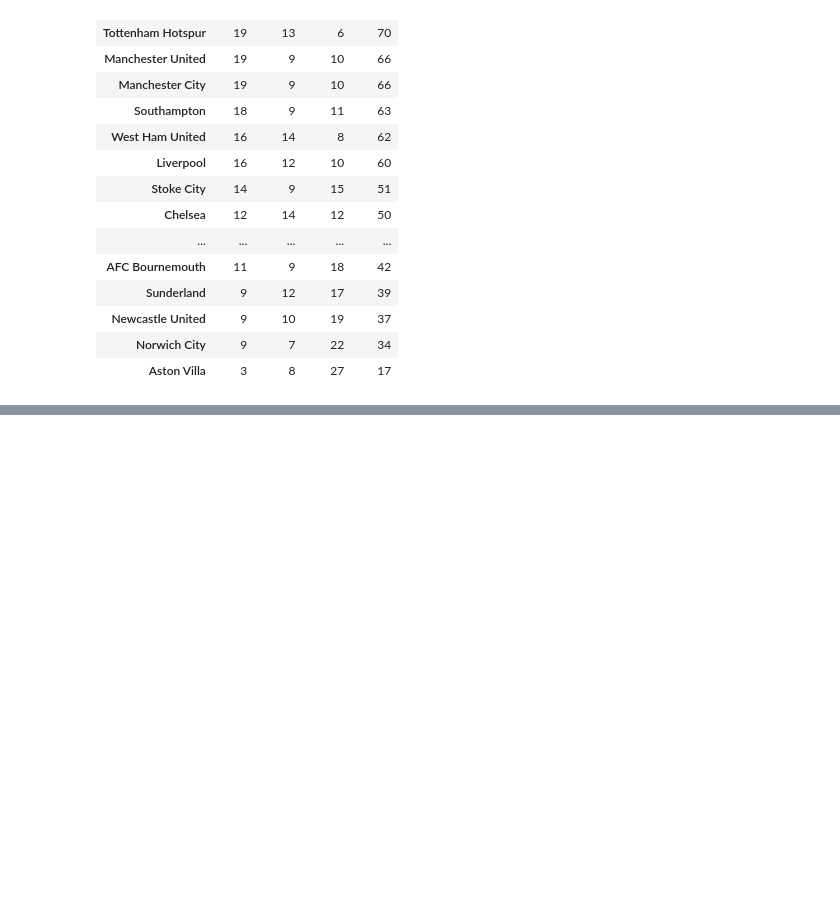
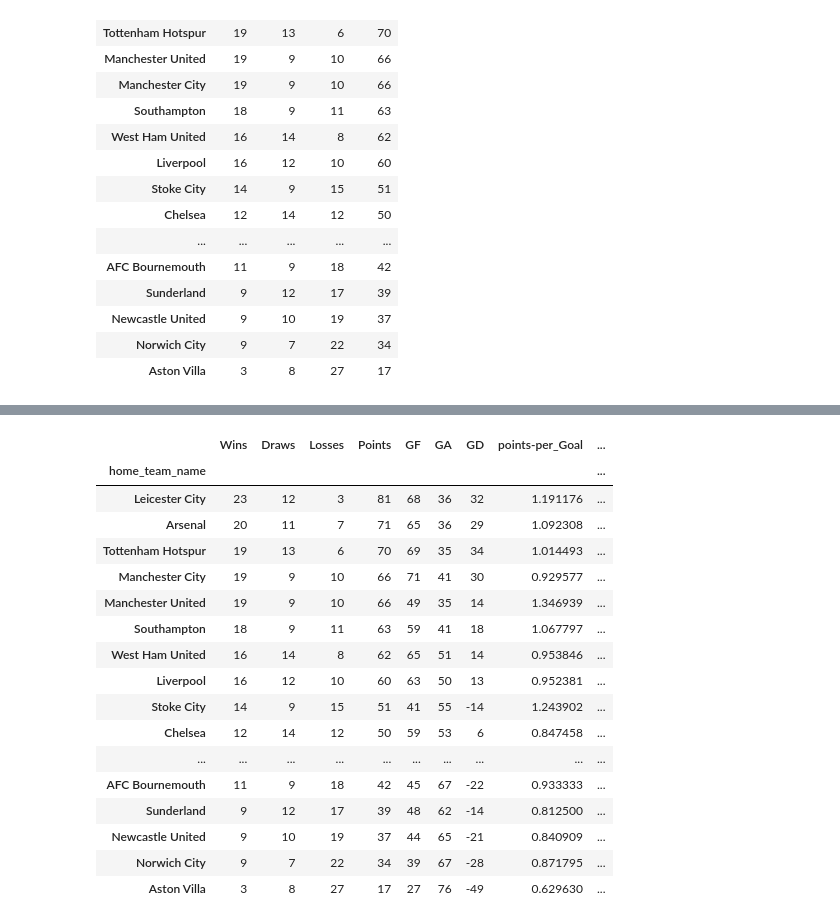
Before and after one commit to kampaww/soccer-analytics, a Jupyter notebook: notebooks/01_exploring_the_data.ipynb, the cells around one changed output, grey strips where cells are left out. Cells and saved outputs as stored; diff of their text form; code cells hidden in the pictures; blank space fills up the shorter version.

```diff
--- a/notebooks/01_exploring_the_data.ipynb
+++ b/notebooks/01_exploring_the_data.ipynb
@@ -506,0 +525,7 @@ print(goalsFor)
+# %%
+homeGoalsAgainst = matches.groupby("home_team_name")["away_score"].sum()
+awayGoalsAgainst = matches.groupby("away_team_name")["home_score"].sum()
+
+goalsAgainst = homeGoalsAgainst + awayGoalsAgainst
+
+print(goalsAgainst.sort_values(ascending=True))
@@ -506,0 +768,25 @@ print(goalsFor)
+# %%
+# Which teams were most efficient at turning goals into points?
+
+table["points_per_goal"] = table["Points"] / table["GF"]
+
+table
+# %% [output]
+|  | Wins | Draws | Losses | Points | GF | GA | GD | points-per_Goal | ... |
+| home_team_name |  |  |  |  |  |  |  |  | ... |
+| Leicester City | 23 | 12 | 3 | 81 | 68 | 36 | 32 | 1.191176 | ... |
+| Arsenal | 20 | 11 | 7 | 71 | 65 | 36 | 29 | 1.092308 | ... |
+| Tottenham Hotspur | 19 | 13 | 6 | 70 | 69 | 35 | 34 | 1.014493 | ... |
+| Manchester City | 19 | 9 | 10 | 66 | 71 | 41 | 30 | 0.929577 | ... |
+| Manchester United | 19 | 9 | 10 | 66 | 49 | 35 | 14 | 1.346939 | ... |
+| Southampton | 18 | 9 | 11 | 63 | 59 | 41 | 18 | 1.067797 | ... |
+| West Ham United | 16 | 14 | 8 | 62 | 65 | 51 | 14 | 0.953846 | ... |
+| Liverpool | 16 | 12 | 10 | 60 | 63 | 50 | 13 | 0.952381 | ... |
+| Stoke City | 14 | 9 | 15 | 51 | 41 | 55 | -14 | 1.243902 | ... |
+| Chelsea | 12 | 14 | 12 | 50 | 59 | 53 | 6 | 0.847458 | ... |
+| ... | ... | ... | ... | ... | ... | ... | ... | ... | ... |
+| AFC Bournemouth | 11 | 9 | 18 | 42 | 45 | 67 | -22 | 0.933333 | ... |
+| Sunderland | 9 | 12 | 17 | 39 | 48 | 62 | -14 | 0.812500 | ... |
+| Newcastle United | 9 | 10 | 19 | 37 | 44 | 65 | -21 | 0.840909 | ... |
+| Norwich City | 9 | 7 | 22 | 34 | 39 | 67 | -28 | 0.871795 | ... |
+| Aston Villa | 3 | 8 | 27 | 17 | 27 | 76 | -49 | 0.629630 | ... |
```
Also changed, not shown: parts of 15 cells of this notebook, 7 other files.
